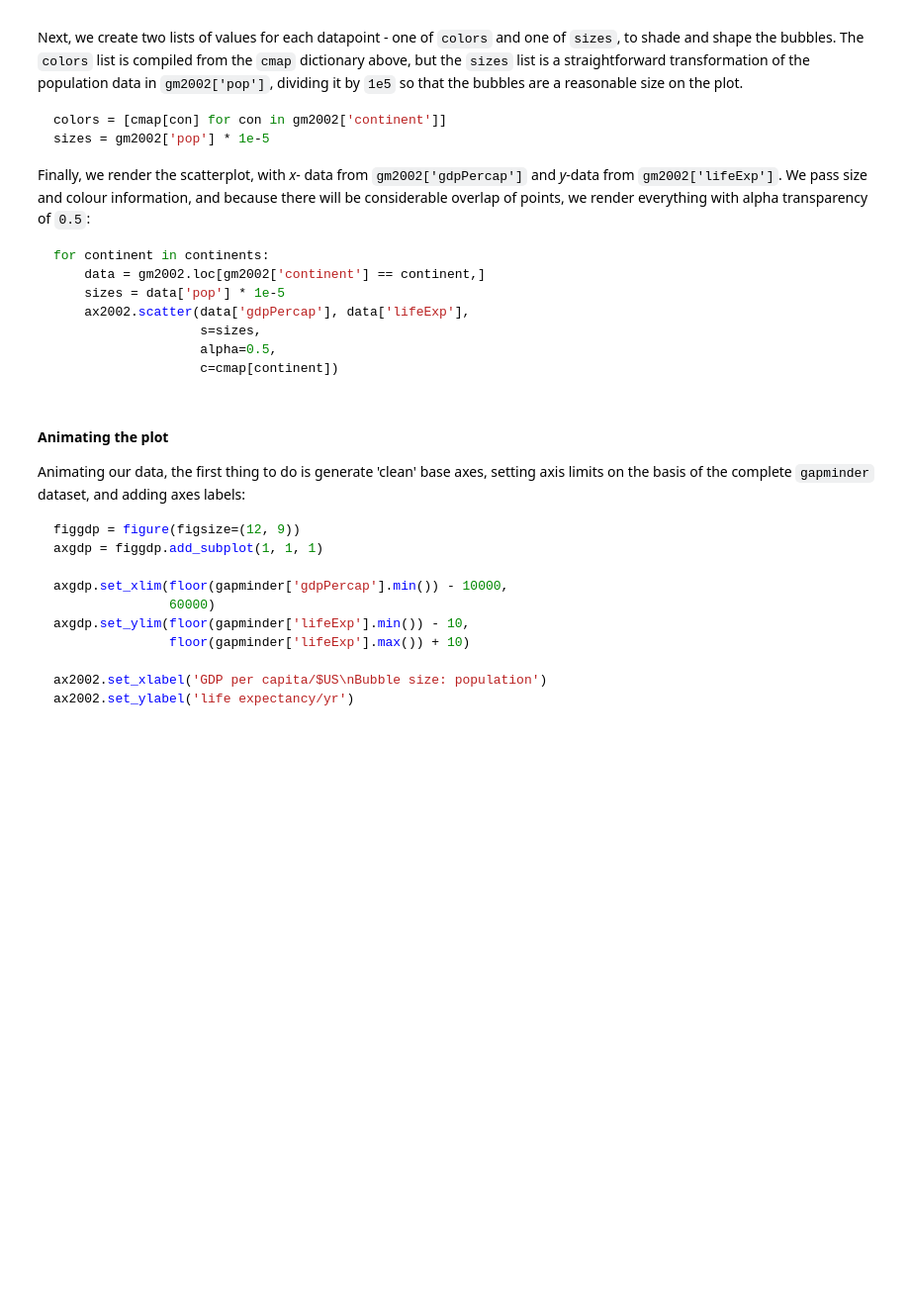
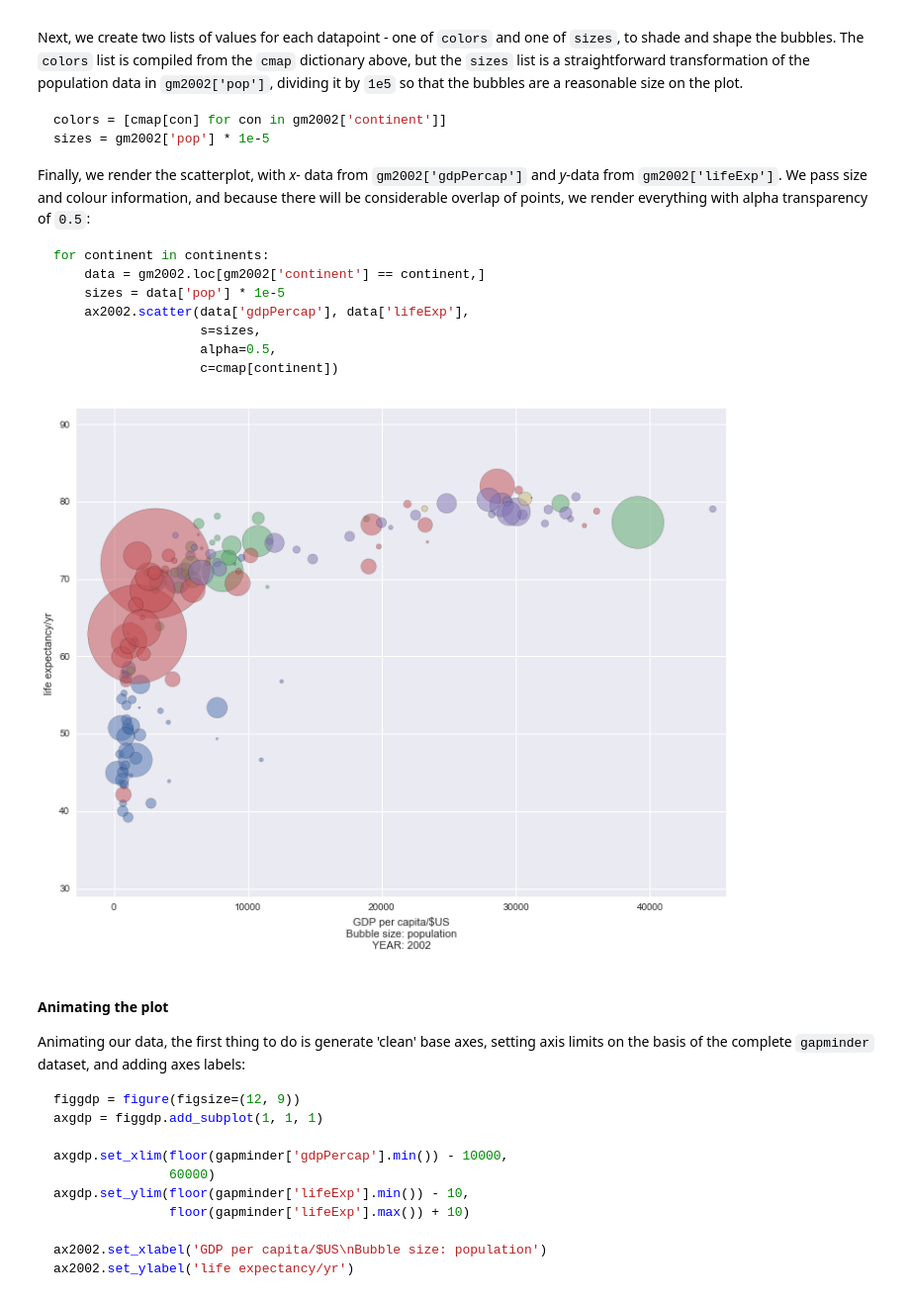
Before and after one commit to widdowquinn/Teaching-Data-Visualisation, a Jupyter notebook: exercises/making_movies/making_movies.ipynb, the cells around one changed output. Shown at 99% size. Drawn from its saved outputs; the diff is of its cells as text; code cells hidden in the pictures; blank space fills up the shorter version.

````diff
--- a/exercises/making_movies/making_movies.ipynb
+++ b/exercises/making_movies/making_movies.ipynb
@@ -183,6 +213,7 @@ gapminder = pd.read_csv("../../data/gapminder.tab", sep="\t")
 ```
 # %%
 # Import gapminder data in this cell
+gapminder = pd.read_csv("../../data/gapminder.tab", sep="\t")
 # %% [markdown]
 #### Designing the plot
 
@@ -195,6 +226,7 @@ gm2002 = gapminder.loc[gapminder['year']==2002,]
 ```
 # %%
 # Create gm2002 data subset here, and inspect it
+gm2002 = gapminder.loc[gapminder['year']==2002,]
 # %% [markdown]
 We'll piece together creation of a bubble plot showing life expectancy against GDP. First we need to set up a `figure()` and subplot axes, which we do as `fig2002` and `ax2002`:
 
@@ -257,3 +287,26 @@ for continent in continents:
+# %%
+# Render a static scatterplot in this cell
+fig2002 = figure(figsize=(12, 9))
+ax2002 = fig2002.add_subplot(1, 1, 1)
+ax2002.set_xlim(floor(gm2002['gdpPercap'].min()) - 3000,
+                floor(gm2002['gdpPercap'].max()) + 1000)
+ax2002.set_ylim(floor(gm2002['lifeExp'].min()) - 10,
+                floor(gm2002['lifeExp'].max()) + 10)
+ax2002.set_xlabel('GDP per capita/$US\nBubble size: population\nYEAR: 2002')
+ax2002.set_ylabel('life expectancy/yr')
+continents = unique(gm2002['continent'])
+cmap = dict(zip(continents, sns.color_palette()))
+colors = [cmap[con] for con in gm2002['continent']]
+sizes = gm2002['pop'] * 1e-5
+for continent in continents:
+    data = gm2002.loc[gm2002['continent'] == continent,]
+    sizes = data['pop'] * 1e-5
+    ax2002.scatter(data['gdpPercap'], data['lifeExp'],
+                   s=sizes,
+                   alpha=0.5,
+                   c=cmap[continent])
+# %% [output]
+[figure, added]
 # %% [markdown]
 #### Animating the plot
 
````
Also changed, not shown: parts of 17 cells of this notebook.
